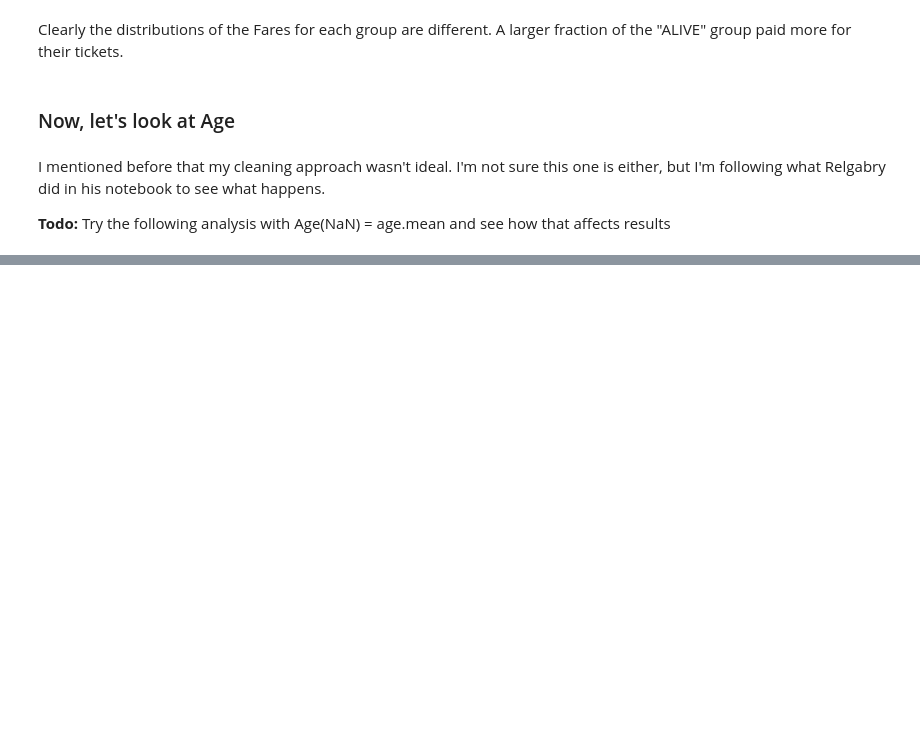
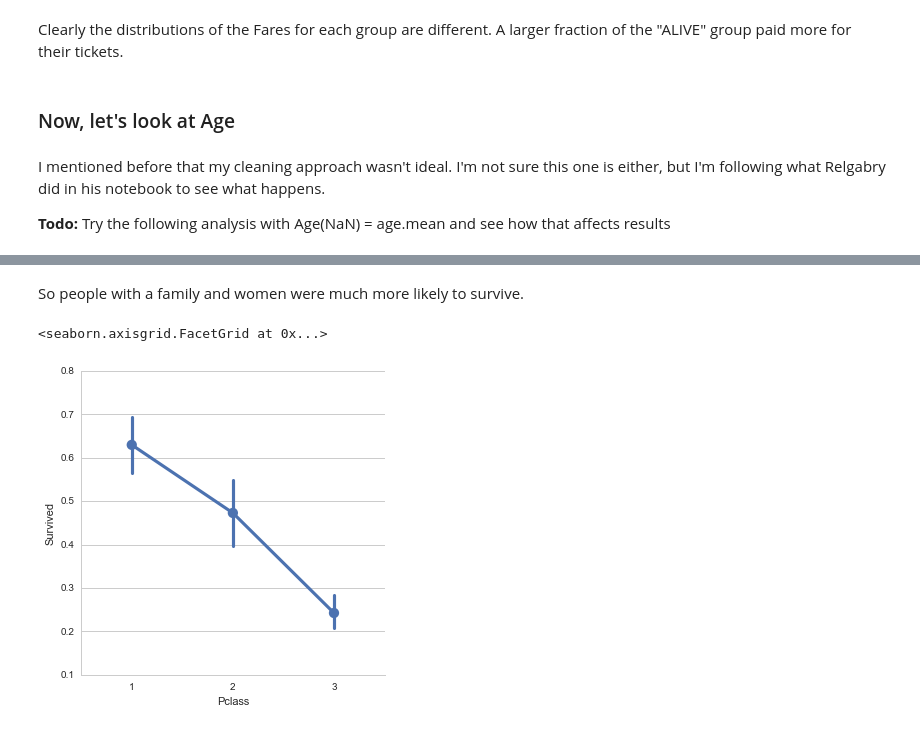
Before and after one commit to drrcool/KaggleComps, a Jupyter notebook: Titanic/Titanic_Visualization.ipynb, the cells around one changed output, grey strips where cells are left out. Drawn from its saved outputs; the diff is of its cells as text; code cells hidden in the pictures; blank space fills up the shorter version.

```diff
--- a/Titanic/Titanic_Visualization.ipynb
+++ b/Titanic/Titanic_Visualization.ipynb
@@ -207,0 +270,8 @@ See the caveats in the documentation: http://pandas.pydata.org/pandas-docs/stabl
+# %% [markdown]
+So people with a family and women were much more likely to survive.
+# %%
+#Pclass
+sns.factorplot("Pclass", "Survived", data=train_df, size=5)
+# %% [output]
+<seaborn.axisgrid.FacetGrid at 0x...>
+[figure, added]
```
Also changed, not shown: parts of 32 cells of this notebook, 1 other file.
